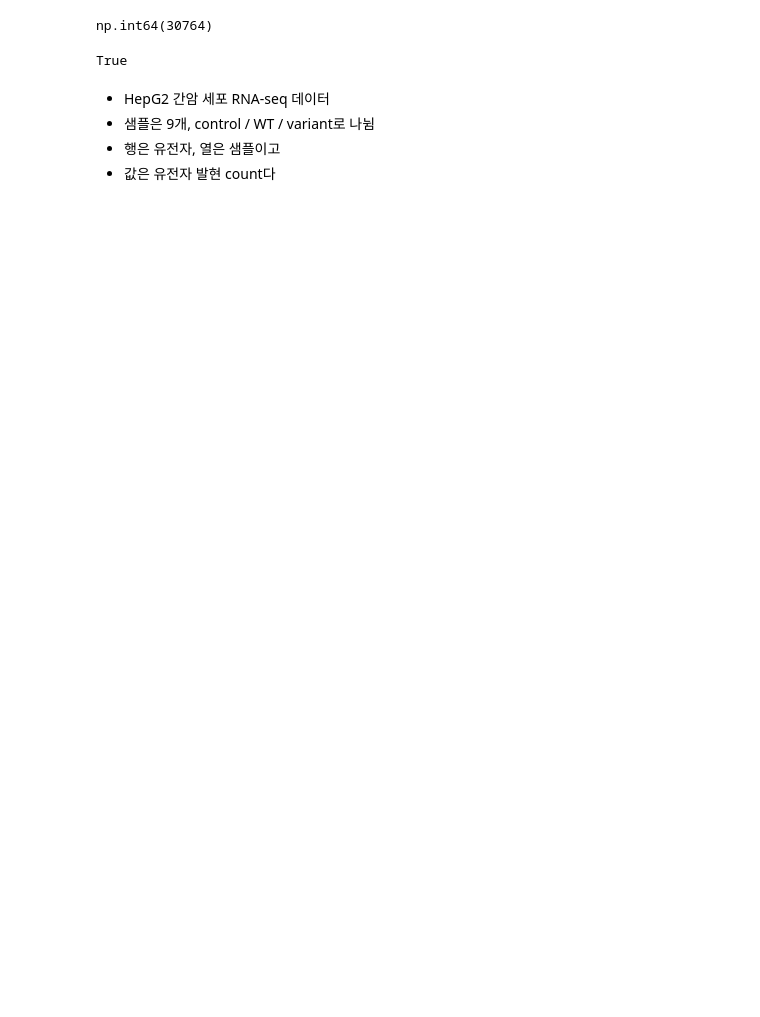
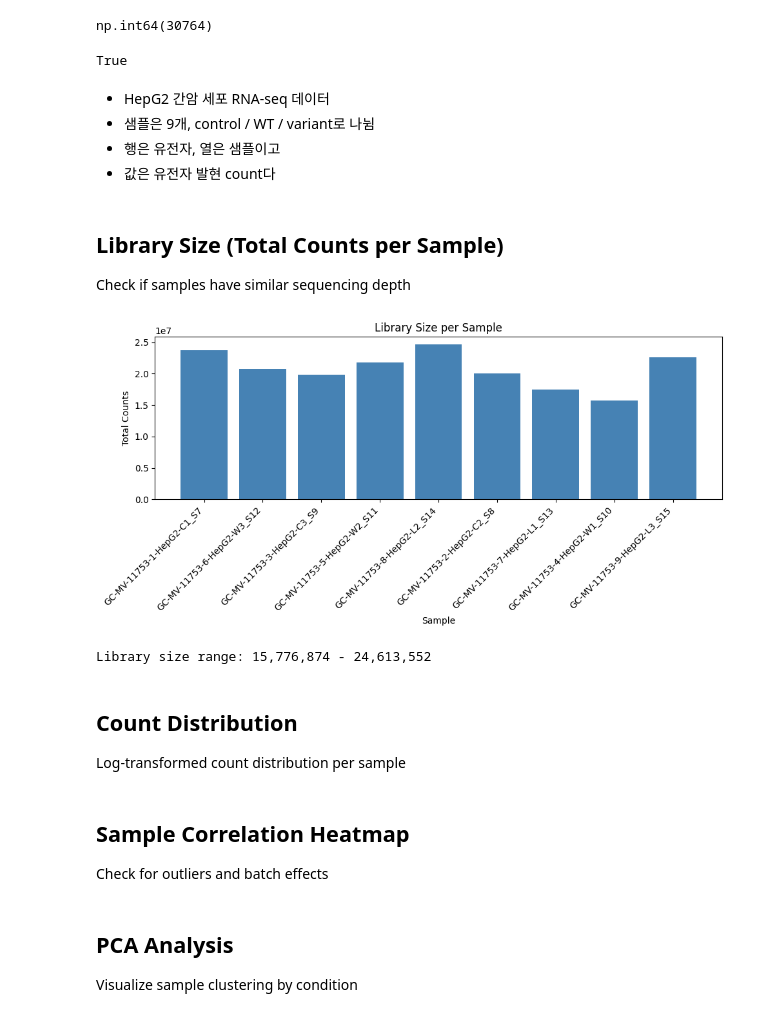
Before and after one commit to Nahyun1234567/rna-seq-differential-expression, a Jupyter notebook: notebooks/01_data_exploration.ipynb, the cells around one changed output. Saved outputs shown, nothing was run; the diff lists cells and outputs as text; code cells hidden in the pictures; blank space fills up the shorter version.

```diff
--- a/notebooks/01_data_exploration.ipynb
+++ b/notebooks/01_data_exploration.ipynb
@@ -93,3 +93,28 @@ True
 - 샘플은 9개, control / WT / variant로 나뉨
 - 행은 유전자, 열은 샘플이고
 - 값은 유전자 발현 count다
+# %% [markdown]
+## Library Size (Total Counts per Sample)
+Check if samples have similar sequencing depth
+# %%
+import matplotlib.pyplot as plt
+import numpy as np
+
+library_sizes = counts.sum(axis=0)
+
+plt.figure(figsize=(10, 5))
+plt.bar(library_sizes.index, library_sizes.values, color='steelblue')
+plt.xticks(rotation=45, ha='right')
+plt.xlabel('Sample')
+plt.ylabel('Total Counts')
+plt.title('Library Size per Sample')
+plt.tight_layout()
+plt.show()
+
+print(f"Library size range: {library_sizes.min():,.0f} - {library_sizes.max():,.0f}")
+# %% [output]
+[figure, added]
+Library size range: 15,776,874 - 24,613,552
+# %% [markdown]
+## Count Distribution
+Log-transformed count distribution per sample
@@ -95,0 +133,3 @@ True
+# %% [markdown]
+## Sample Correlation Heatmap
+Check for outliers and batch effects
@@ -95,0 +146,3 @@ True
+# %% [markdown]
+## PCA Analysis
+Visualize sample clustering by condition
```
Also changed, not shown: parts of 5 cells of this notebook.
